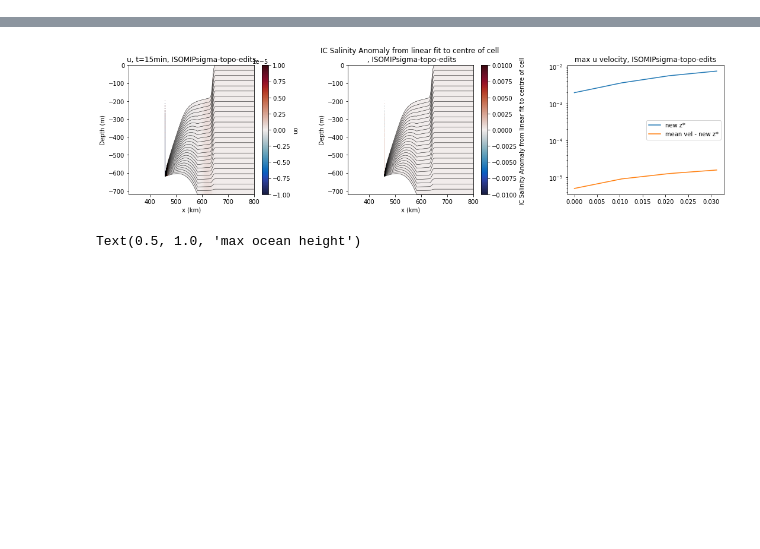
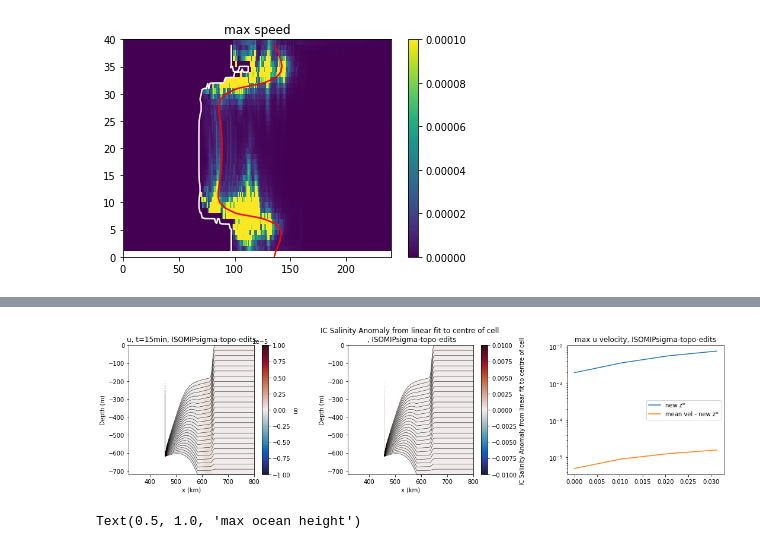
Before and after one commit to claireyung/MOM6-examples, a Jupyter notebook: ocean_only/ISOMIP/layer-MOM6-examples/saltanomcheck.ipynb, the cells around one changed output, grey strips where cells are left out. Cells and saved outputs as stored; diff of their text form; code cells hidden in the pictures; blank space fills up the shorter version.

```diff
--- a/ocean_only/ISOMIP/layer-MOM6-examples/saltanomcheck.ipynb
+++ b/ocean_only/ISOMIP/layer-MOM6-examples/saltanomcheck.ipynb
@@ -88,0 +89,12 @@ plt.show()
+# %%
+plt.pcolormesh(np.max((np.sqrt(prog.u.isel(Time = -1).values[:,:,:-1]**2+
+                               prog.v.isel(Time = -1).values[:,:-1,:]**2)),axis = 0),
+              vmax = 0.0001)
+plt.colorbar()
+plt.contour(prog.h.isel(Time = 0).sum('zl').values,colors = 'w', levels = [1])
+plt.contour(prog.h.isel(Time = 0).sum('zl').values,colors = 'r', levels = [200])
+
+plt.title('max speed')
+plt.show()
+# %% [output]
+[figure, added]
```
Also changed, not shown: parts of 14 cells of this notebook, 21 other files.
